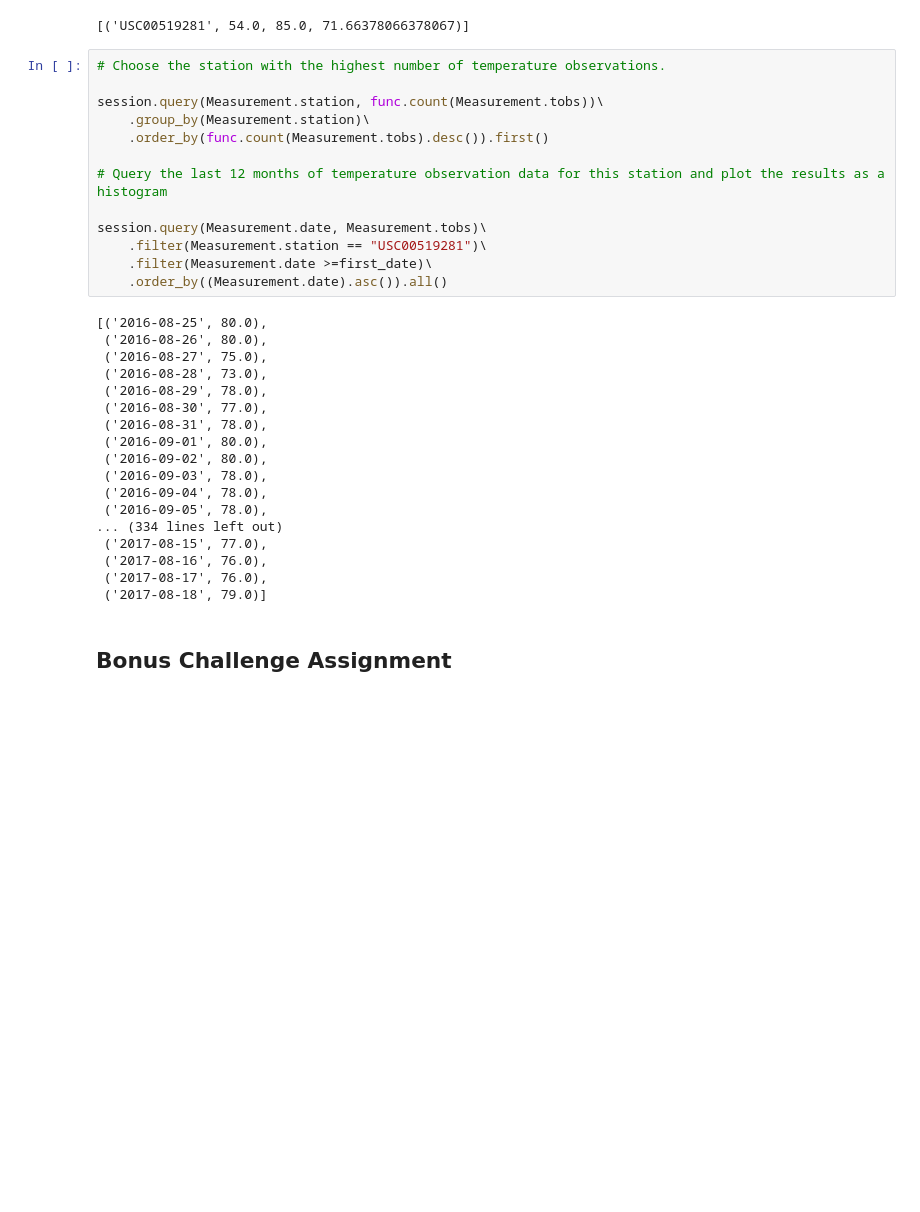
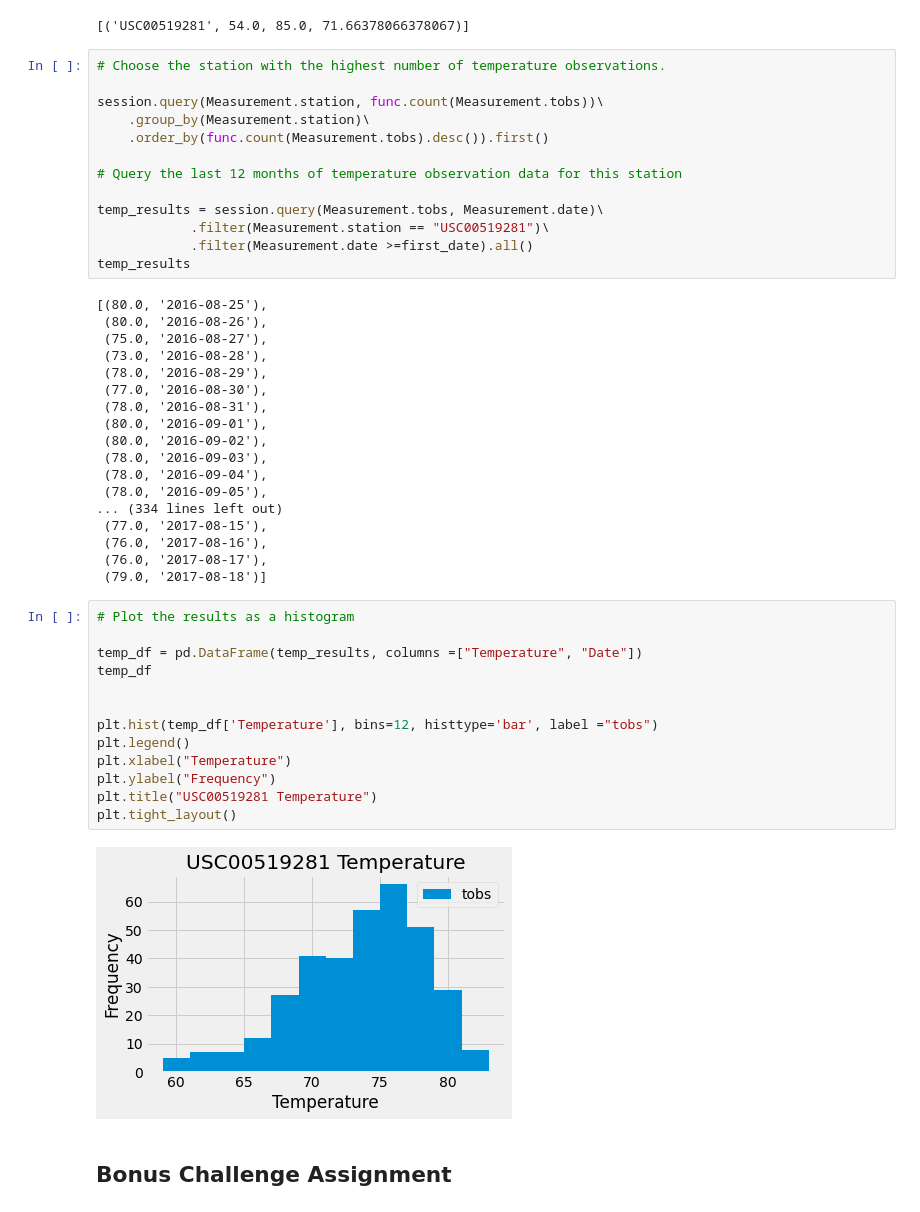
Before and after one commit to HDietrich416/Data-Bootcamp, a Jupyter notebook: Unit 9 - SQLAlchemy/climate_analysis.ipynb, the cells around one changed output. Drawn from its saved outputs; the diff is of its cells as text; blank space fills up the shorter version.

```diff
--- a/Unit 9 - SQLAlchemy/climate_analysis.ipynb
+++ b/Unit 9 - SQLAlchemy/climate_analysis.ipynb
@@ -128,30 +128,45 @@ session.query(Measurement.station, func.count(Measurement.tobs))\
     .group_by(Measurement.station)\
     .order_by(func.count(Measurement.tobs).desc()).first()
 
-# Query the last 12 months of temperature observation data for this station and plot the results as a histogram
+# Query the last 12 months of temperature observation data for this station
 
-session.query(Measurement.date, Measurement.tobs)\
-    .filter(Measurement.station == "USC00519281")\
-    .filter(Measurement.date >=first_date)\
-    .order_by((Measurement.date).asc()).all()
+temp_results = session.query(Measurement.tobs, Measurement.date)\
+            .filter(Measurement.station == "USC00519281")\
+            .filter(Measurement.date >=first_date).all()
+temp_results
 # %% [output]
-[('2016-08-25', 80.0),
- ('2016-08-26', 80.0),
- ('2016-08-27', 75.0),
- ('2016-08-28', 73.0),
- ('2016-08-29', 78.0),
- ('2016-08-30', 77.0),
- ('2016-08-31', 78.0),
- ('2016-09-01', 80.0),
- ('2016-09-02', 80.0),
- ('2016-09-03', 78.0),
- ('2016-09-04', 78.0),
- ('2016-09-05', 78.0),
+[(80.0, '2016-08-25'),
+ (80.0, '2016-08-26'),
+ (75.0, '2016-08-27'),
+ (73.0, '2016-08-28'),
+ (78.0, '2016-08-29'),
+ (77.0, '2016-08-30'),
+ (78.0, '2016-08-31'),
+ (80.0, '2016-09-01'),
+ (80.0, '2016-09-02'),
+ (78.0, '2016-09-03'),
+ (78.0, '2016-09-04'),
+ (78.0, '2016-09-05'),
 ... (334 lines left out)
- ('2017-08-15', 77.0),
- ('2017-08-16', 76.0),
- ('2017-08-17', 76.0),
- ('2017-08-18', 79.0)]
+ (77.0, '2017-08-15'),
+ (76.0, '2017-08-16'),
+ (76.0, '2017-08-17'),
+ (79.0, '2017-08-18')]
+# %%
+# Plot the results as a histogram
+
+temp_df = pd.DataFrame(temp_results, columns =["Temperature", "Date"])
+temp_df
+
+
+plt.hist(temp_df['Temperature'], bins=12, histtype='bar', label ="tobs")
+plt.legend()
+plt.xlabel("Temperature")
+plt.ylabel("Frequency")
+plt.title("USC00519281 Temperature")
+plt.tight_layout()
+# %% [output]
+[figure, added]
 # %% [markdown]
 ## Bonus Challenge Assignment
 # %%
```
Also changed, not shown: parts of 3 cells of this notebook.
